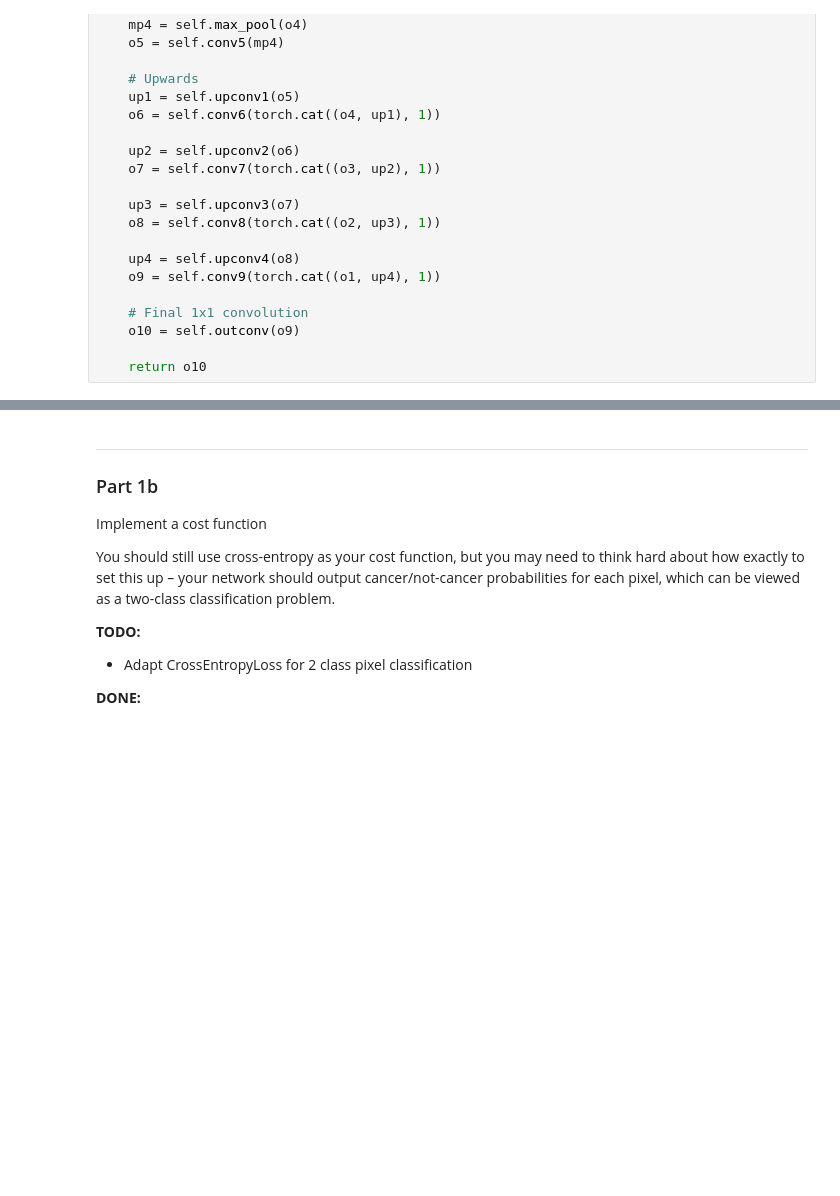
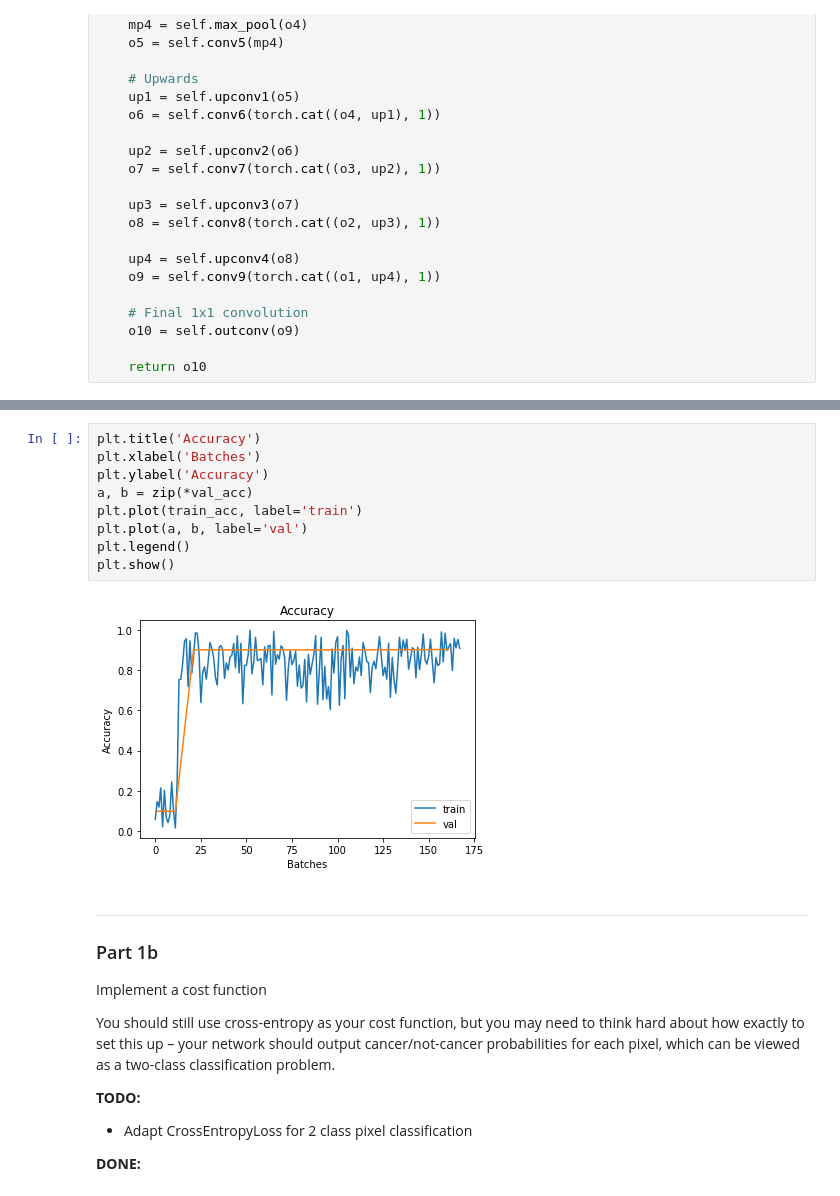
Before and after one commit to ericburdett/cs474_labs_f2019, a Jupyter notebook: DL_Lab4.ipynb, the cells around one changed output, grey strips where cells are left out. Saved outputs shown, nothing was run; the diff lists cells and outputs as text; blank space fills up the shorter version.

```diff
--- a/DL_Lab4.ipynb
+++ b/DL_Lab4.ipynb
@@ -456,3 +398,14 @@ plt.show()
+# %%
+plt.title('Accuracy')
+plt.xlabel('Batches')
+plt.ylabel('Accuracy')
+a, b = zip(*val_acc)
+plt.plot(train_acc, label='train')
+plt.plot(a, b, label='val')
+plt.legend()
+plt.show()
+# %% [output]
+[figure, added]
 # %% [markdown]
 ___
 
```
Also changed, not shown: parts of 10 cells of this notebook.
